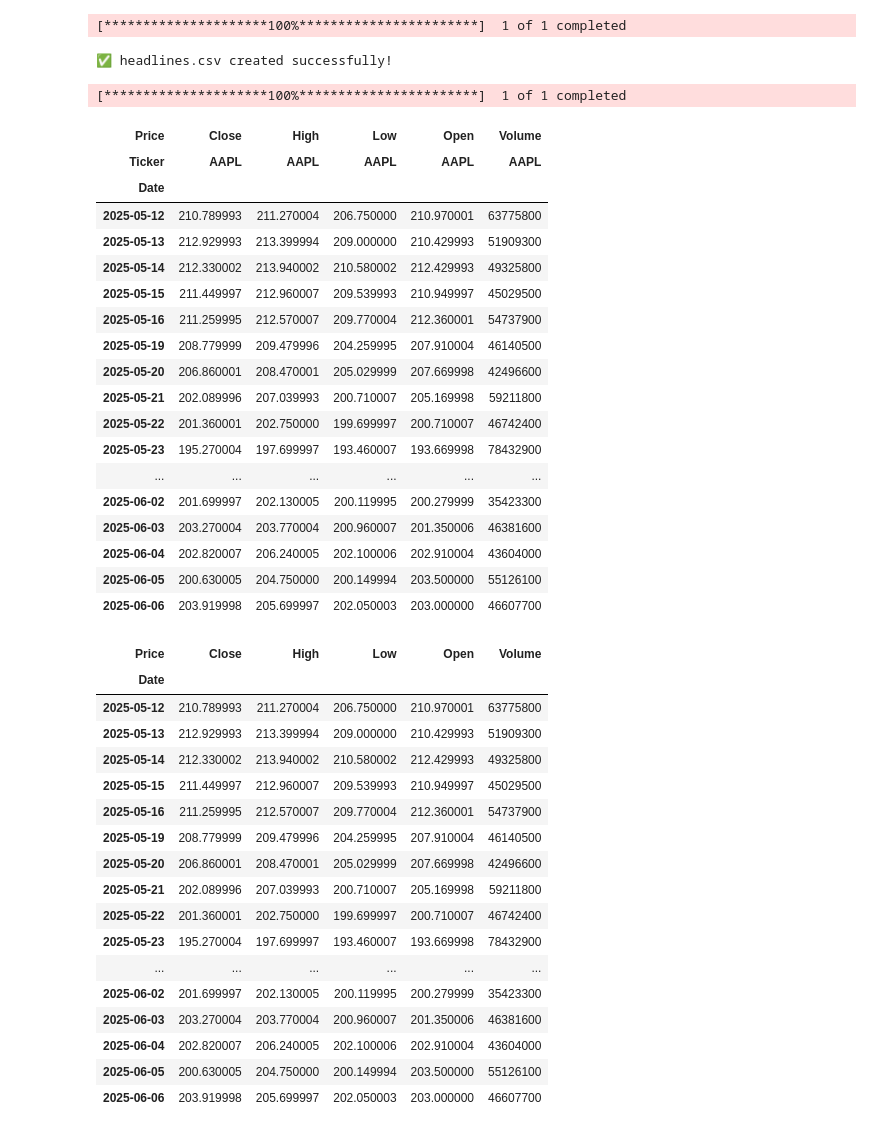
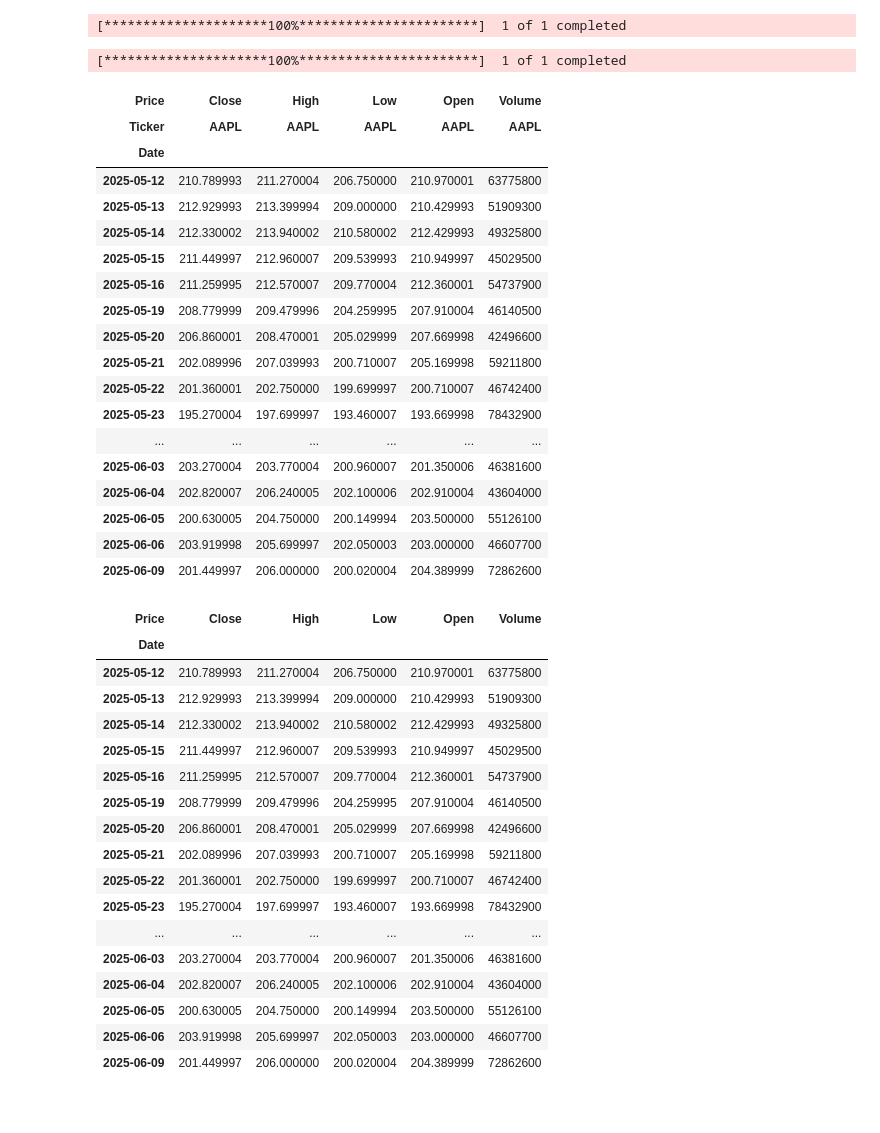
Before and after one commit to dhaanijain/stock_analyser, a Jupyter notebook: stock/data.ipynb, the cells around one changed output. Cells and saved outputs as stored; diff of their text form; code cells hidden in the pictures.

```diff
--- a/stock/data.ipynb
+++ b/stock/data.ipynb
@@ -13,17 +13,13 @@ from newsapi import NewsApiClient
 
 newsapi = NewsApiClient(api_key="a7f3930774df422f89548bc580f2abea")
 
-articles = newsapi.get_everything(q="Apple", from_param="2025-05-10", to="2025-06-09", language="en")
+articles = newsapi.get_everything(q="Apple", from_param="2025-05-11", to="2025-06-10", language="en")
 
 headlines = [article['title'] for article in articles['articles']]
 
 df = pd.DataFrame({'headline': headlines})
 
 df.to_csv('headlines.csv', index=False)
-
-print("✅ headlines.csv created successfully!")
-# %% [output]
-✅ headlines.csv created successfully!
 # %%
 import re
 
@@ -34,40 +30,40 @@ def clean_text(text):
 # %%
 import yfinance as yf
 import pandas as pd
 from vaderSentiment.vaderSentiment import SentimentIntensityAnalyzer
 from newsapi import NewsApiClient
 
 # === Parameters ===
 NEWS_API_KEY = "a7f3930774df422f89548bc580f2abea"
 TICKER = "AAPL"
-START_DATE = "2025-05-10"
-END_DATE = "2025-06-09"
+START_DATE = "2025-05-11"
+END_DATE = "2025-06-10"
 QUERY = "Apple"
 
 # 1. Fetch stock data
 df_price = yf.download(TICKER, start=START_DATE, end=END_DATE)
 df_price
 # %% [output]
 [*********************100%***********************]  1 of 1 completed
 | Price | Close | High | Low | Open | Volume |
 | Ticker | AAPL | AAPL | AAPL | AAPL | AAPL |
 | Date |  |  |  |  |  |
 | 2025-05-12 | 210.789993 | 211.270004 | 206.750000 | 210.970001 | 63775800 |
 | 2025-05-13 | 212.929993 | 213.399994 | 209.000000 | 210.429993 | 51909300 |
 | 2025-05-14 | 212.330002 | 213.940002 | 210.580002 | 212.429993 | 49325800 |
 | 2025-05-15 | 211.449997 | 212.960007 | 209.539993 | 210.949997 | 45029500 |
 | 2025-05-16 | 211.259995 | 212.570007 | 209.770004 | 212.360001 | 54737900 |
 | 2025-05-19 | 208.779999 | 209.479996 | 204.259995 | 207.910004 | 46140500 |
 | 2025-05-20 | 206.860001 | 208.470001 | 205.029999 | 207.669998 | 42496600 |
 | 2025-05-21 | 202.089996 | 207.039993 | 200.710007 | 205.169998 | 59211800 |
 | 2025-05-22 | 201.360001 | 202.750000 | 199.699997 | 200.710007 | 46742400 |
 | 2025-05-23 | 195.270004 | 197.699997 | 193.460007 | 193.669998 | 78432900 |
 | ... | ... | ... | ... | ... | ... |
-| 2025-06-02 | 201.699997 | 202.130005 | 200.119995 | 200.279999 | 35423300 |
 | 2025-06-03 | 203.270004 | 203.770004 | 200.960007 | 201.350006 | 46381600 |
 | 2025-06-04 | 202.820007 | 206.240005 | 202.100006 | 202.910004 | 43604000 |
 | 2025-06-05 | 200.630005 | 204.750000 | 200.149994 | 203.500000 | 55126100 |
 | 2025-06-06 | 203.919998 | 205.699997 | 202.050003 | 203.000000 | 46607700 |
+| 2025-06-09 | 201.449997 | 206.000000 | 200.020004 | 204.389999 | 72862600 |
 # %%
 
 # Fix multi-level column issue if it exists
@@ -89,11 +85,11 @@ df_price
 | 2025-05-22 | 201.360001 | 202.750000 | 199.699997 | 200.710007 | 46742400 |
 | 2025-05-23 | 195.270004 | 197.699997 | 193.460007 | 193.669998 | 78432900 |
 | ... | ... | ... | ... | ... | ... |
-| 2025-06-02 | 201.699997 | 202.130005 | 200.119995 | 200.279999 | 35423300 |
 | 2025-06-03 | 203.270004 | 203.770004 | 200.960007 | 201.350006 | 46381600 |
 | 2025-06-04 | 202.820007 | 206.240005 | 202.100006 | 202.910004 | 43604000 |
 | 2025-06-05 | 200.630005 | 204.750000 | 200.149994 | 203.500000 | 55126100 |
 | 2025-06-06 | 203.919998 | 205.699997 | 202.050003 | 203.000000 | 46607700 |
+| 2025-06-09 | 201.449997 | 206.000000 | 200.020004 | 204.389999 | 72862600 |
 # %%
 
 df_price['pct_change'] = df_price['Close'].pct_change() * 100
```
Also changed, not shown: parts of 17 cells of this notebook.
